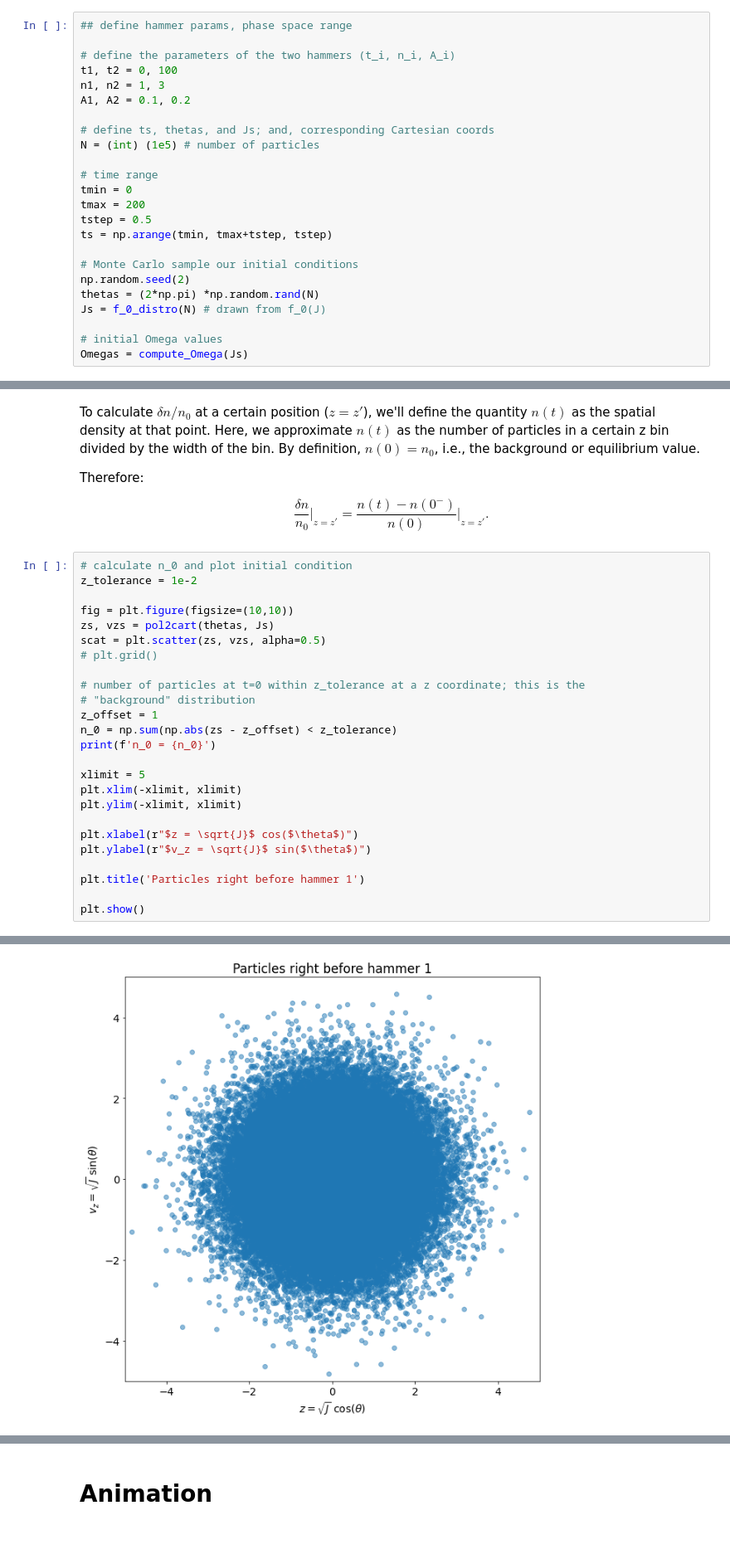
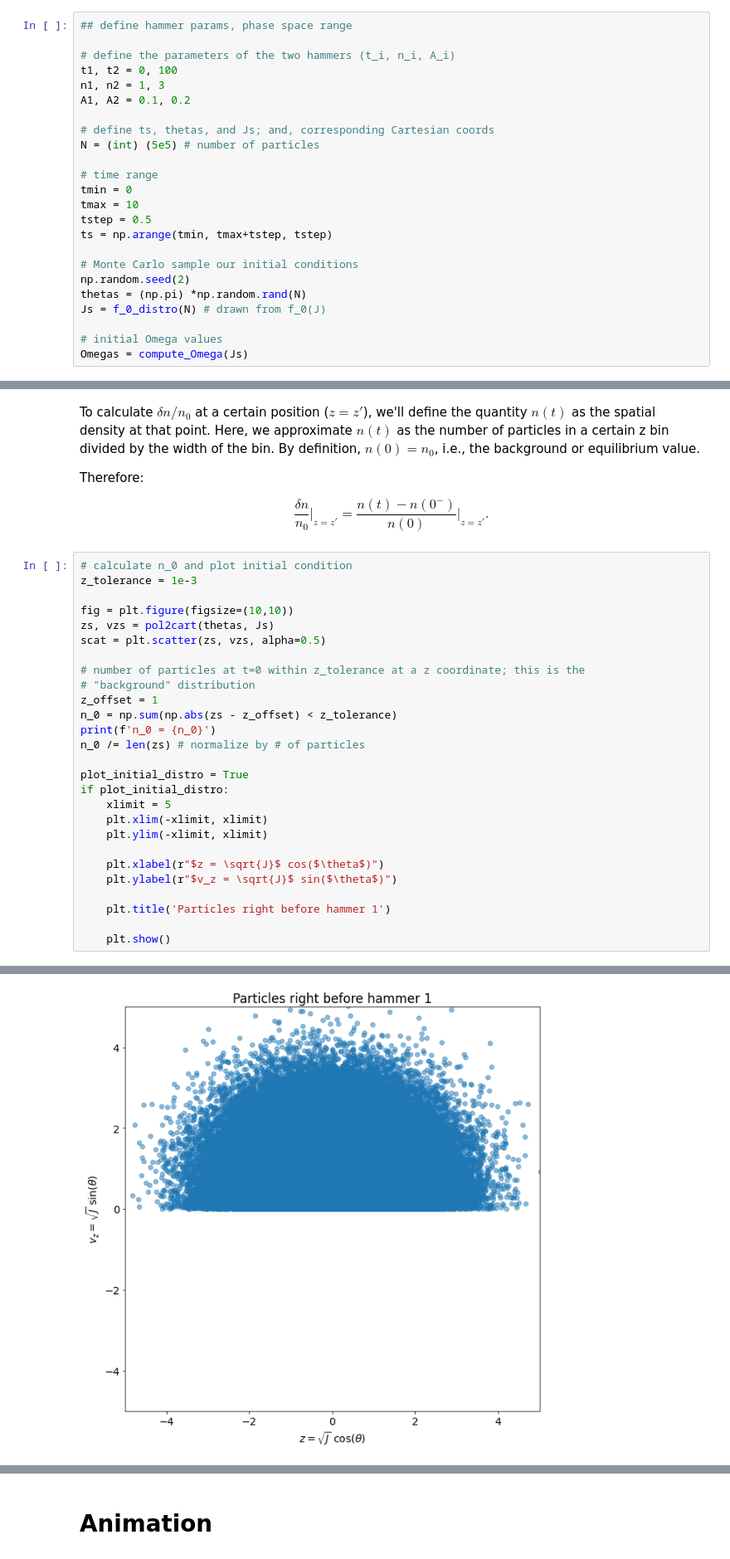
Before and after one commit to Jupiter1994/plasma-echo, a Jupyter notebook: Sampling Particle Trajectories.ipynb, the cells around one changed output, grey strips where cells are left out. Shown at 83% size. Cells and saved outputs as stored; diff of their text form.

```diff
--- a/Sampling Particle Trajectories.ipynb
+++ b/Sampling Particle Trajectories.ipynb
@@ -123,17 +123,17 @@ n1, n2 = 1, 3
 A1, A2 = 0.1, 0.2
 
 # define ts, thetas, and Js; and, corresponding Cartesian coords
-N = (int) (1e5) # number of particles
+N = (int) (5e5) # number of particles
 
 # time range
 tmin = 0
-tmax = 200
+tmax = 10
 tstep = 0.5
 ts = np.arange(tmin, tmax+tstep, tstep)
 
 # Monte Carlo sample our initial conditions
 np.random.seed(2)
-thetas = (2*np.pi) *np.random.rand(N)
+thetas = (np.pi) *np.random.rand(N)
 Js = f_0_distro(N) # drawn from f_0(J)
 
 # initial Omega values
@@ -188,27 +188,29 @@ Therefore:
 $$\frac{\delta n}{n_0} \Big|_{z=z'} = \frac{n(t) - n(0^-)}{n(0)}\Big|_{z=z'}.$$
 # %%
 # calculate n_0 and plot initial condition
-z_tolerance = 1e-2
+z_tolerance = 1e-3
 
 fig = plt.figure(figsize=(10,10))
 zs, vzs = pol2cart(thetas, Js)
 scat = plt.scatter(zs, vzs, alpha=0.5)
-# plt.grid()
 
 # number of particles at t=0 within z_tolerance at a z coordinate; this is the
 # "background" distribution
 z_offset = 1
 n_0 = np.sum(np.abs(zs - z_offset) < z_tolerance)
 print(f'n_0 = {n_0}')
+n_0 /= len(zs) # normalize by # of particles
 
-xlimit = 5
-plt.xlim(-xlimit, xlimit)
-plt.ylim(-xlimit, xlimit)
+plot_initial_distro = True
+if plot_initial_distro:
+    xlimit = 5
+    plt.xlim(-xlimit, xlimit)
+    plt.ylim(-xlimit, xlimit)
 
-plt.xlabel(r"$z = \sqrt{J}$ cos($\theta$)")
-plt.ylabel(r"$v_z = \sqrt{J}$ sin($\theta$)")
+    plt.xlabel(r"$z = \sqrt{J}$ cos($\theta$)")
+    plt.ylabel(r"$v_z = \sqrt{J}$ sin($\theta$)")
 
-plt.title('Particles right before hammer 1')
+    plt.title('Particles right before hammer 1')
 
-plt.show()
+    plt.show()
 # %% [output]
@@ -216 +218 @@ n_0 = 455
-[figure, old version]
+[figure, new version]
```
Also changed, not shown: parts of 5 cells of this notebook.
